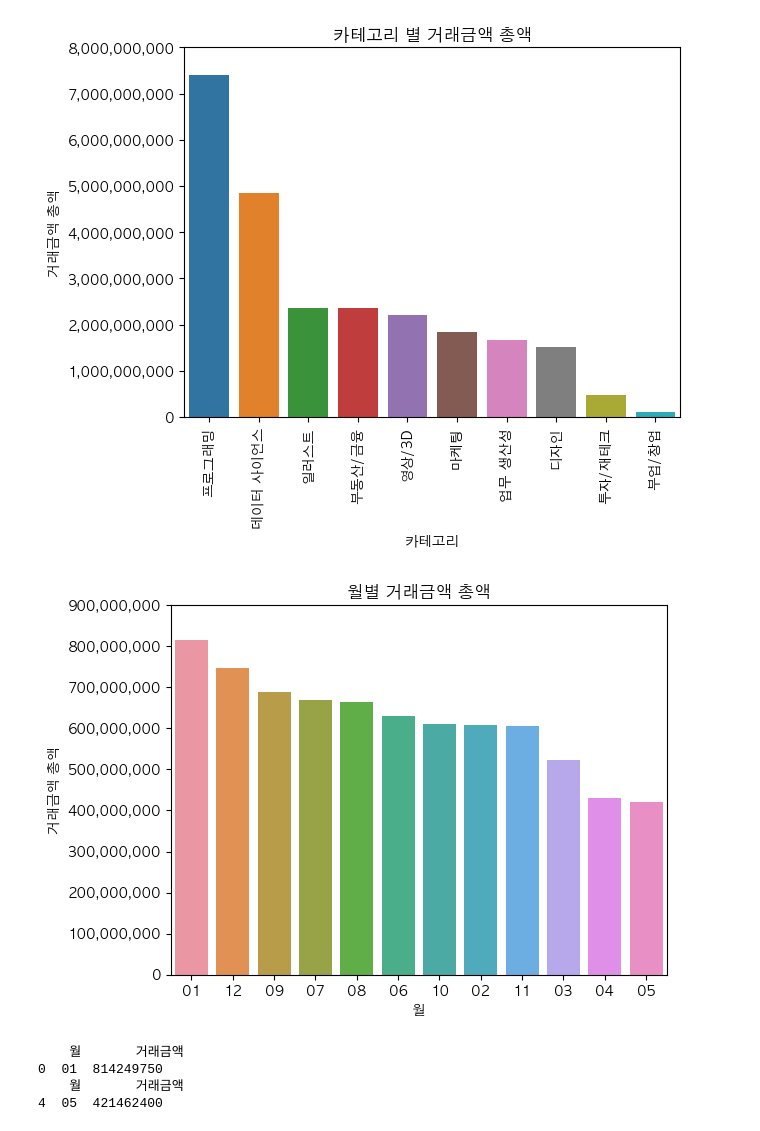
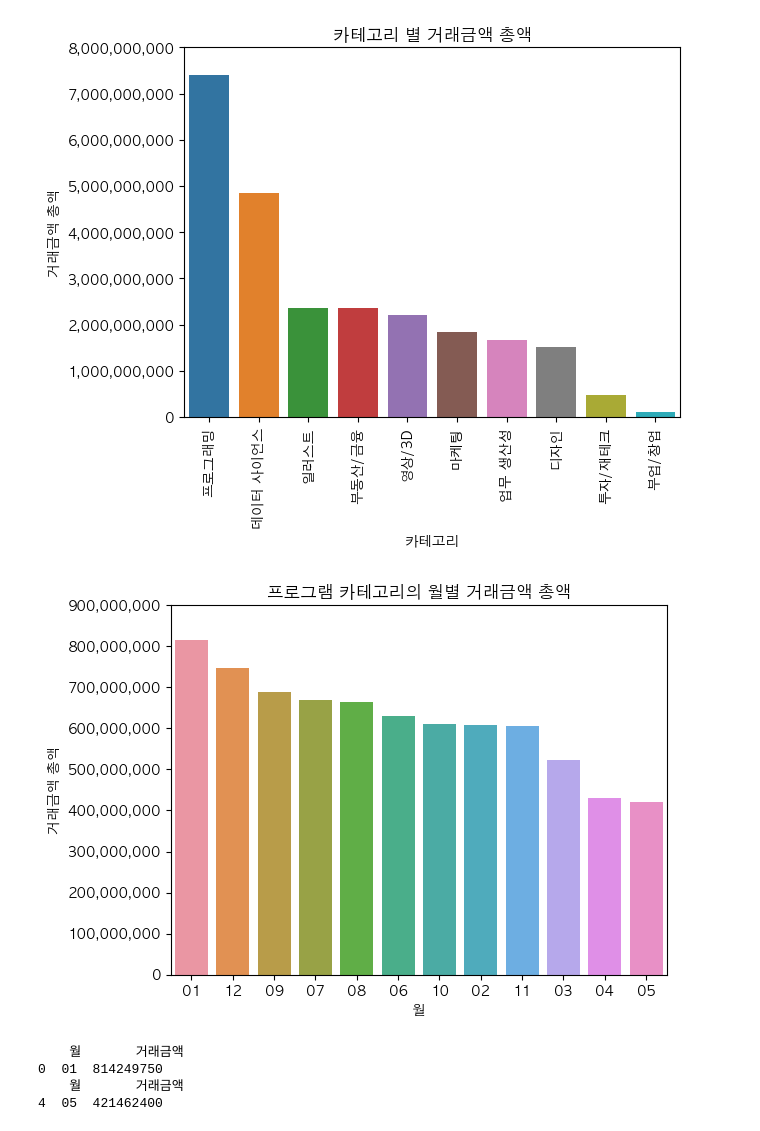
Before and after one commit to hogooba/minpj, a Jupyter notebook: pj.ipynb, the cells around one changed output. Saved outputs shown, nothing was run; the diff lists cells and outputs as text; code cells hidden in the pictures.

```diff
--- a/pj.ipynb
+++ b/pj.ipynb
@@ -439,35 +439,35 @@ plt.show()
 # %%
 # 카테고리중 프그래밍만 비교
 
 # 카테고리 값이 프로그래밍인 값만 뽑아서 cat_pro Dataframe에 저장
 cat_pro = pd.DataFrame(eda_pj[eda_pj['카테고리'] == '프로그래밍'])
 
 # 환불금액과 거래금액의 값중 '-'를 '0'으로 변경
 cat_pro['환불금액'] = cat_pro['환불금액'].replace('-', '0')
 cat_pro['거래금액'] = cat_pro['거래금액'].replace('-', '0')
 # 환불금액과 거래금액의 dtype을 int로 변경
 cat_pro['환불금액'] = cat_pro['환불금액'].astype(int)
 cat_pro['거래금액'] = cat_pro['거래금액'].astype(int)
 
 # 월별 거래금액의 합으로 그룹화
 m_pro = cat_pro.groupby('월')['거래금액'].sum().reset_index()
 
 # 거래금액의 내림차순으로 정령
 m_pro = m_pro.sort_values('거래금액', ascending=False)
 
 # 월별 거래금액 총합 시각화
 sns.barplot(x='월', y='거래금액', data=m_pro)
-plt.title("월별 거래금액 총액")
+plt.title("프로그램 카테고리의 월별 거래금액 총액")
 plt.xlabel("월")
 plt.ylabel("거래금액 총액")
 plt.yticks(plt.yticks()[0], [f"{int(y_value):,}" for y_value in plt.yticks()[0]])
 
 plt.show()
 
 print(m_pro.head(1))
 print(m_pro.tail(1))
 # %% [output]
-[figure, old version]
+[figure, new version]
     월       거래금액
 0  01  814249750
     월       거래금액
```
Also changed, not shown: parts of 3 cells of this notebook.
